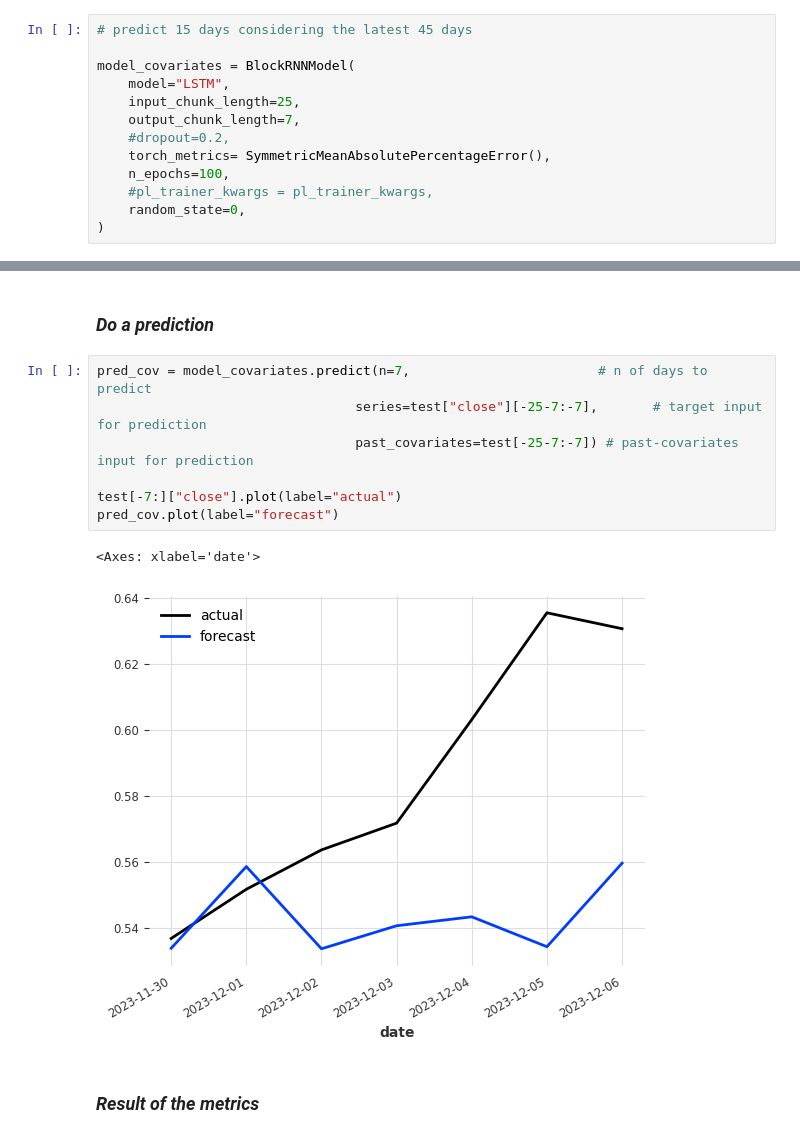
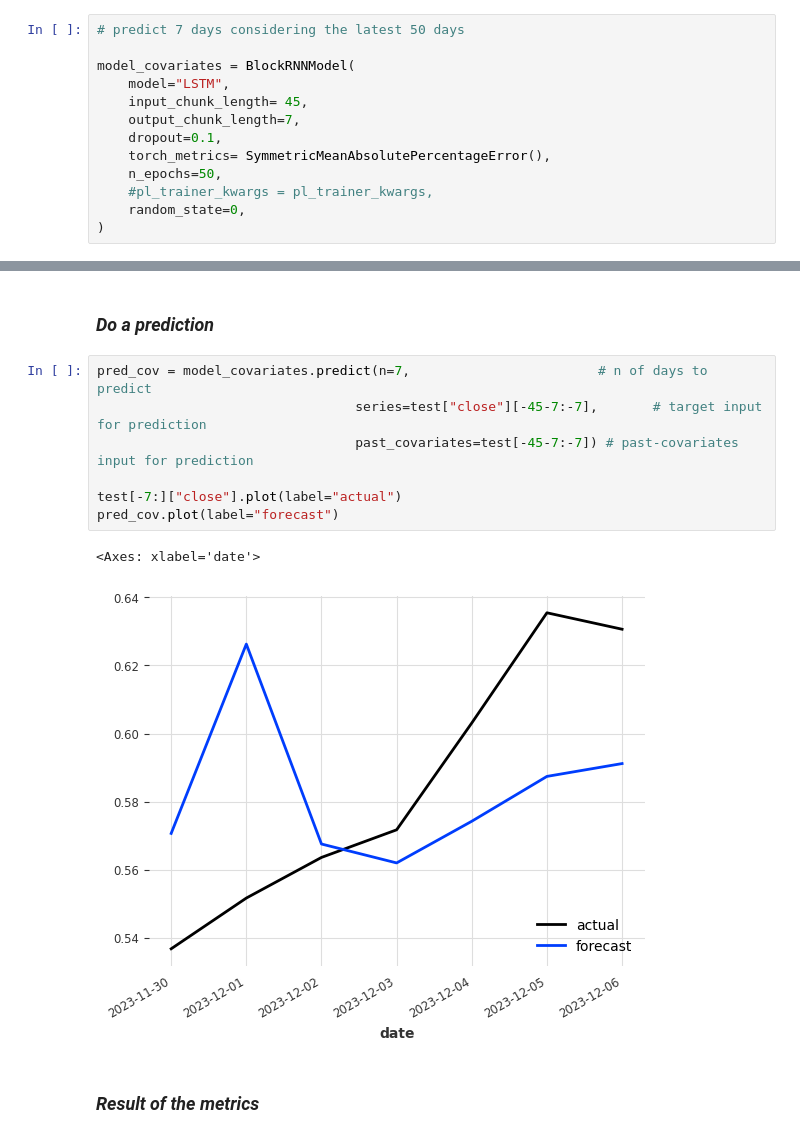
Before and after one commit to E-Brown96/crypto_market_assistant, a Jupyter notebook: notebooks/notebook_edwin.ipynb, the cells around one changed output, grey strips where cells are left out. Drawn from its saved outputs; the diff is of its cells as text.

```diff
--- a/notebooks/notebook_edwin.ipynb
+++ b/notebooks/notebook_edwin.ipynb
@@ -188,15 +189,15 @@ stopper = EarlyStopping(
 # %% [markdown]
 ### __*Instanciate BlockRNNMODEL*__
 # %%
-# predict 15 days considering the latest 45 days
+# predict 7 days considering the latest 50 days
 
 model_covariates = BlockRNNModel(
     model="LSTM",
-    input_chunk_length=25,
+    input_chunk_length= 45,
     output_chunk_length=7,
-    #dropout=0.2,
+    dropout=0.1,
     torch_metrics= SymmetricMeanAbsolutePercentageError(),
-    n_epochs=100,
+    n_epochs=50,
     #pl_trainer_kwargs = pl_trainer_kwargs,
     random_state=0,
 )
@@ -216,14 +217,14 @@ BlockRNNModel(model=LSTM, hidden_dim=25, n_rnn_layers=1, hidden_fc_sizes=None, d
 ### __*Do a prediction*__
 # %%
 pred_cov = model_covariates.predict(n=7,                        # n of days to predict
-                                 series=test["close"][-25-7:-7],       # target input for prediction
-                                 past_covariates=test[-25-7:-7]) # past-covariates input for prediction
+                                 series=test["close"][-45-7:-7],       # target input for prediction
+                                 past_covariates=test[-45-7:-7]) # past-covariates input for prediction
 
 test[-7:]["close"].plot(label="actual")
 pred_cov.plot(label="forecast")
 # %% [output]
 <Axes: xlabel='date'>
-[figure, old version]
+[figure, new version]
 # %% [markdown]
 ### __*Result of the metrics*__
 # %%
```
Also changed, not shown: parts of 11 cells of this notebook, 1 other file.
